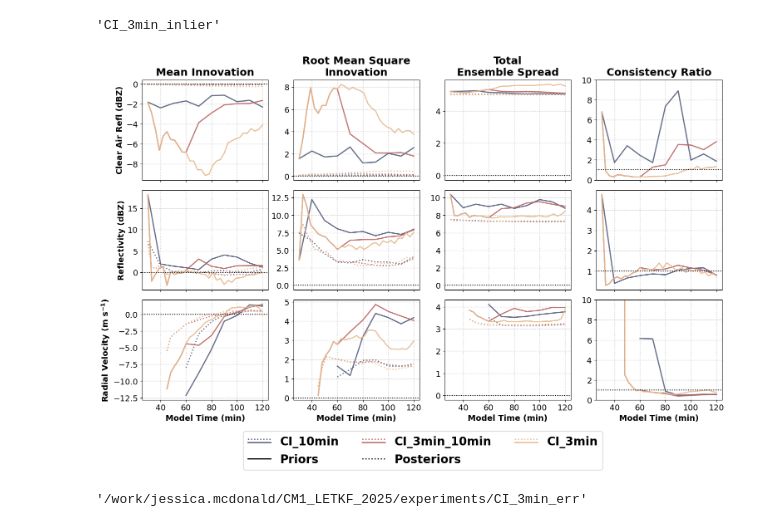
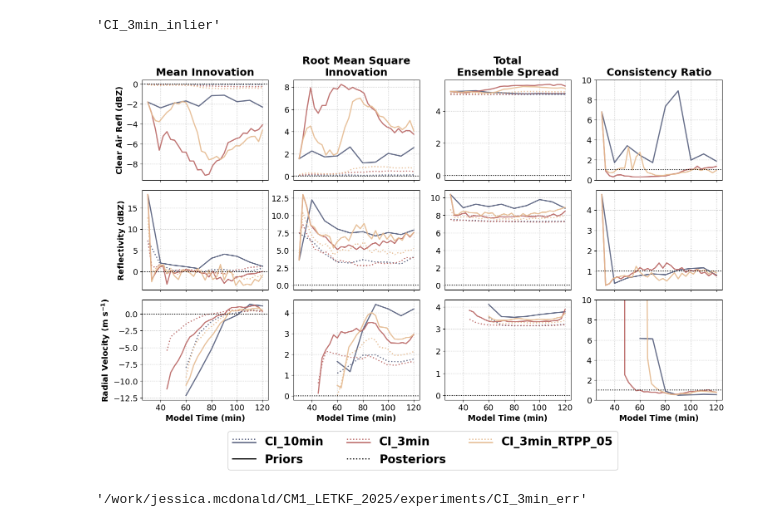
Before and after one commit to jessmcd/CM1_LETKF_2025, a Jupyter notebook: PlottingTests.ipynb, the cells around one changed output. Saved outputs shown, nothing was run; the diff lists cells and outputs as text; code cells hidden in the pictures.

```diff
--- a/PlottingTests.ipynb
+++ b/PlottingTests.ipynb
@@ -563,6 +563,10 @@ obs = [ 'DBZ0', 'DBZ', 'VR']
 exps = ['CI_5min', 'CI_5min_err','CI_3min', 'CI_3min_err']
 exps = ['CI_10min', 'CI_3min_10min', 'CI_3min']
 #exps = ['CI_10min', 'CI_10min_inlier']
+
+exps = ['CI_10min','CI_3min', 'CI_3min_RTPP_05']
+
+#exps = ['CI_3min', 'CI_3min_loc2']
 
 #colors = cmaps.lipari(np.linspace(.24, .85, len(exps)))
 
@@ -634,34 +638,34 @@ if llen > 1:
     bbox = (0.5, -0.072)
 
     handles = []
     for i in range(llen):
         handles.append((colors[i], ':',2))
 
     new_labels = ['']*llen*2
     new_handles = [('w', '-', 2, 'textonly')]*llen*2
 
     for i in np.arange(0, llen*2, 2):
         new_labels[i] = labels[int(i/2)]
         new_handles[i] = handles[int(i/2)]
         if i == 0:
             new_labels[1] = 'Priors'
             new_handles[1] = ('k', '-', 2, 'prior')
         if i == 2:
             new_labels[3] = 'Posteriors'
             new_handles[3] = ('k', ':', 2, 'post')
 
 else:
 
     bbox = (0.5, -0.032)
     labels.extend(['Prior','Posterior'])
     handles.extend([('k', '-', 2, 'prior'), ('k', ':', 2, 'post')])
     new_labels, new_handles = labels, handles
     llen=3
 
 leg = fig.legend(new_handles, new_labels,  handler_map={tuple:AnyObjectHandler()},
            prop={'size':20, 'weight':'bold'}, loc='lower center', ncol=llen, bbox_to_anchor=bbox,)
 # %% [output]
-[figure, old version]
+[figure, new version]
 # %%
 fpath
 # %% [output]
```
Also changed, not shown: parts of 10 cells of this notebook, 5 other files.
